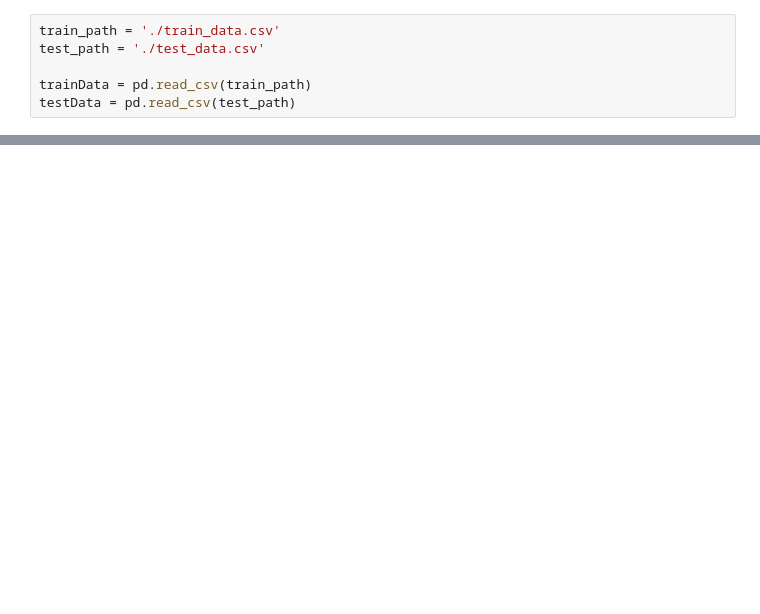
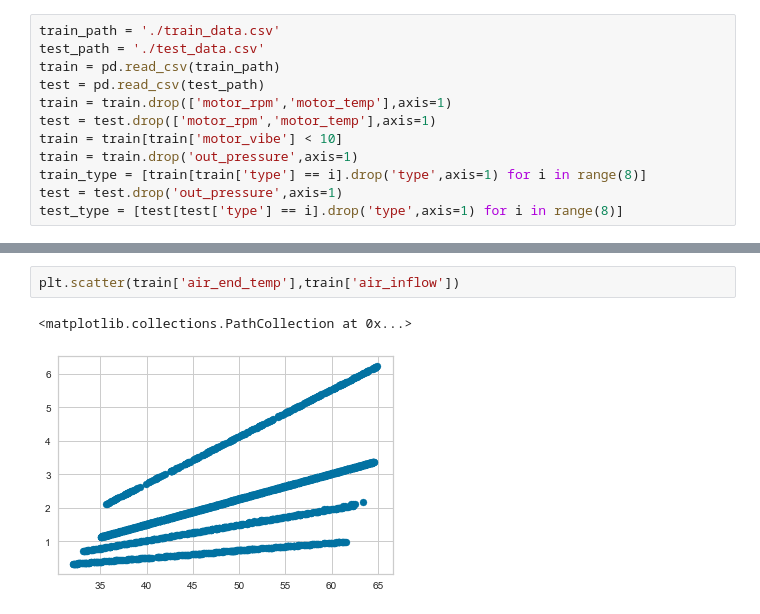
Before and after one commit to jjh0987/MyProject, a Jupyter notebook: pythonProject/AI_factory/2023_ai_spark/2023-04-14.ipynb, the cells around one changed output, grey strips where cells are left out. Saved outputs shown, nothing was run; the diff lists cells and outputs as text; blank space fills up the shorter version.

```diff
--- a/pythonProject/AI_factory/2023_ai_spark/2023-04-14.ipynb
+++ b/pythonProject/AI_factory/2023_ai_spark/2023-04-14.ipynb
@@ -23,6 +25,12 @@ seed_everything(777) # Seed 고정
 # %%
 train_path = './train_data.csv'
 test_path = './test_data.csv'
-
-trainData = pd.read_csv(train_path)
-testData = pd.read_csv(test_path)
+train = pd.read_csv(train_path)
+test = pd.read_csv(test_path)
+train = train.drop(['motor_rpm','motor_temp'],axis=1)
+test = test.drop(['motor_rpm','motor_temp'],axis=1)
+train = train[train['motor_vibe'] < 10]
+train = train.drop('out_pressure',axis=1)
+train_type = [train[train['type'] == i].drop('type',axis=1) for i in range(8)]
+test = test.drop('out_pressure',axis=1)
+test_type = [test[test['type'] == i].drop('type',axis=1) for i in range(8)]
@@ -29 +53,6 @@ testData = pd.read_csv(test_path)
+# %%
+plt.scatter(train['air_end_temp'],train['air_inflow'])
+# %% [output]
+<matplotlib.collections.PathCollection at 0x...>
+[figure, added]
 # %%
```
Also changed, not shown: parts of 27 cells of this notebook, 6 other files.
